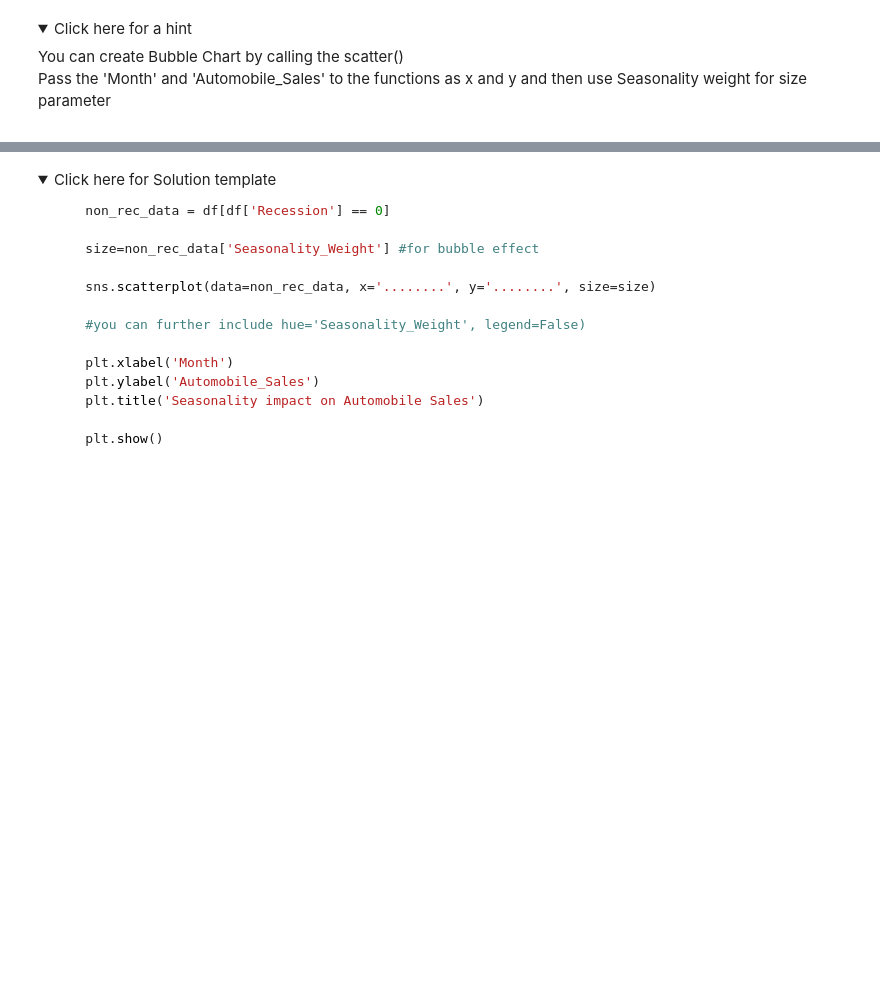
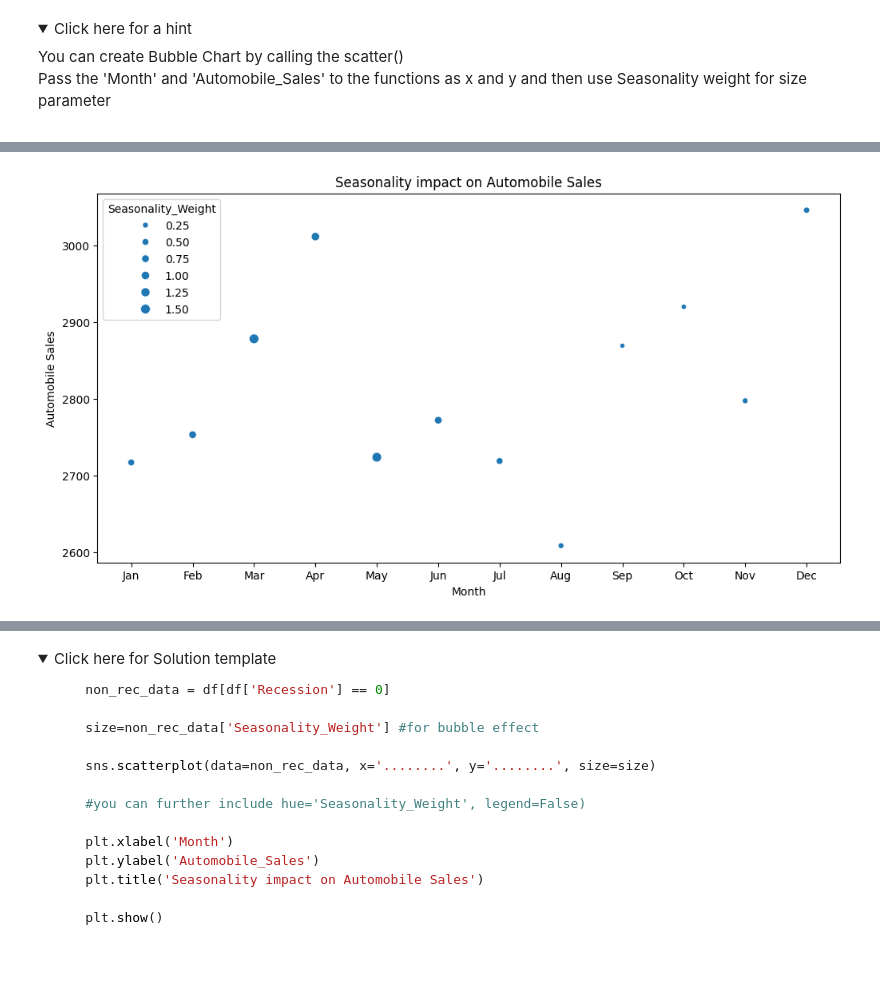
Before and after one commit to Polcsak/Data-vizualization-with-python, a Jupyter notebook: week05_final-project/DV0101EN-Exercise-Final-Assignment-Part-1.ipynb, the cells around one changed output, grey strips where cells are left out. Saved outputs shown, nothing was run; the diff lists cells and outputs as text; code cells hidden in the pictures; folded sections open; blank space fills up the shorter version.

```diff
--- a/week05_final-project/DV0101EN-Exercise-Final-Assignment-Part-1.ipynb
+++ b/week05_final-project/DV0101EN-Exercise-Final-Assignment-Part-1.ipynb
@@ -577,0 +581,26 @@ Title this plot as 'Seasonality impact on Automobile Sales'
+# %%
+non_rec_data = df[df['Recession'] == 0]
+df_avg = non_rec_data.groupby("Month")[["Automobile_Sales", "Seasonality_Weight"]].mean().reset_index()
+
+# Define the custom order of months
+month_order = ["Jan", "Feb", "Mar", "Apr", "May", "Jun", "Jul", "Aug", "Sep", "Oct", "Nov", "Dec"]
+
+# Create a categorical data type with the custom order of months
+cat_dtype = pd.CategoricalDtype(categories=month_order, ordered=True)
+
+# Convert the "Month" column to the defined categorical data type
+df_avg["Month"] = df_avg["Month"].astype(cat_dtype)
+
+df_avg = df_avg.sort_values(by="Month")
+size = df_avg['Seasonality_Weight'] #for bubble effect
+
+
+fig=plt.figure(figsize=(12, 6))
+sns.scatterplot(data=df_avg, x="Month", y="Automobile_Sales", size=size)
+plt.xlabel('Month')
+plt.ylabel('Automobile Sales')
+plt.title('Seasonality impact on Automobile Sales')
+
+plt.show()
+# %% [output]
+[figure, added]
```
Also changed, not shown: parts of 24 cells of this notebook.
